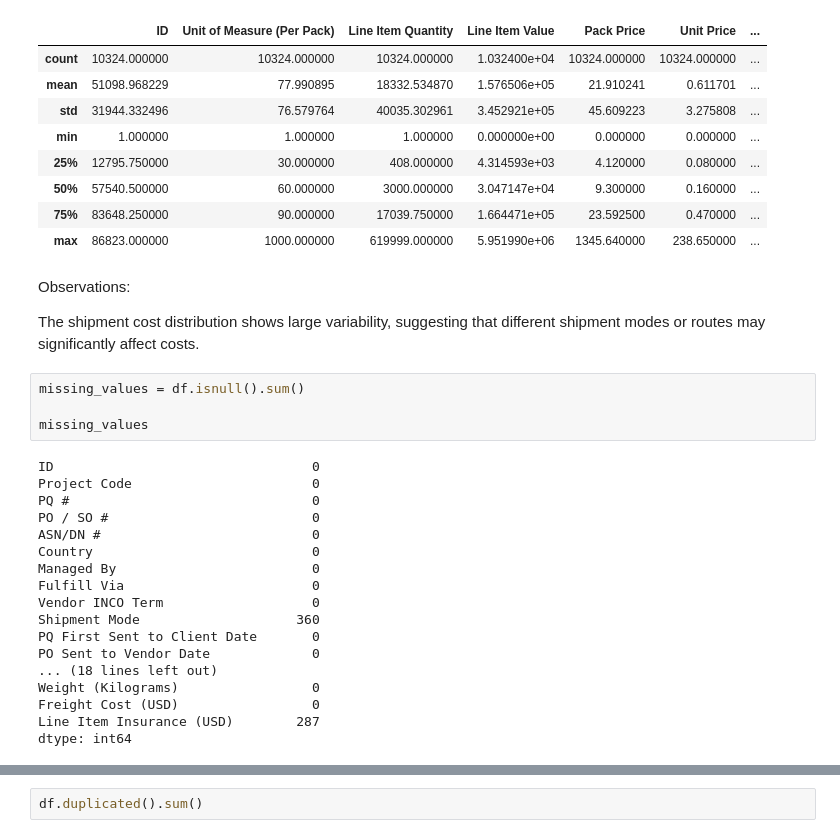
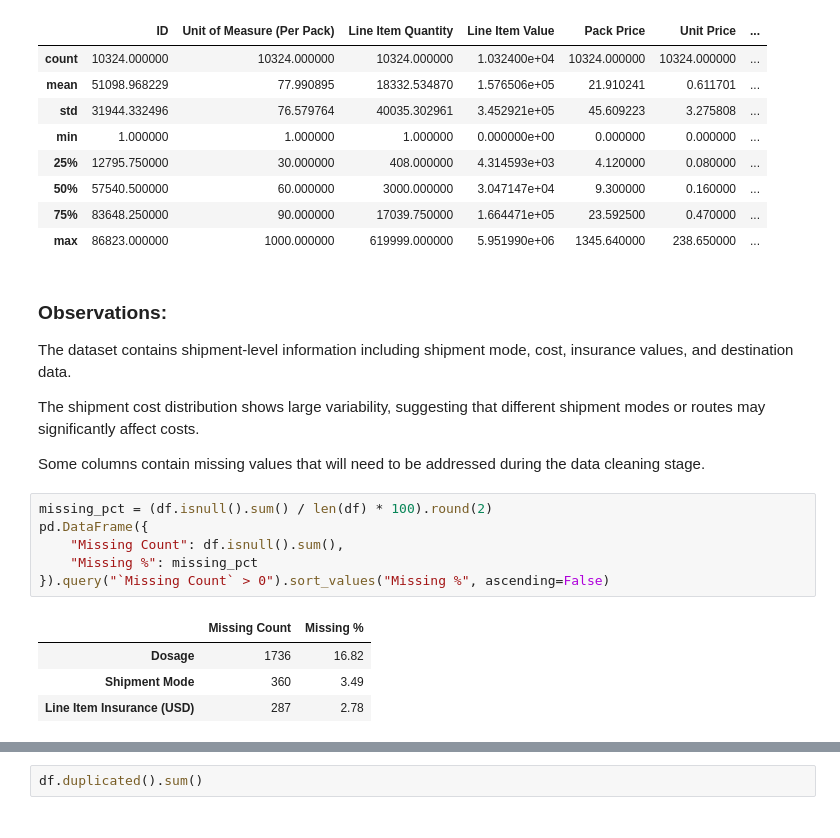
Before and after one commit to DanielTellezH/logistics-sql-analytics, a Jupyter notebook: notebooks/01_data_exploration.ipynb, the cells around one changed output, grey strips where cells are left out. Drawn from its saved outputs; the diff is of its cells as text.

```diff
--- a/notebooks/01_data_exploration.ipynb
+++ b/notebooks/01_data_exploration.ipynb
@@ -69,30 +61,25 @@ df.describe()
 | 75% | 83648.250000 | 90.000000 | 17039.750000 | 1.664471e+05 | 23.592500 | 0.470000 | ... |
 | max | 86823.000000 | 1000.000000 | 619999.000000 | 5.951990e+06 | 1345.640000 | 238.650000 | ... |
 # %% [markdown]
-Observations:
+### Observations:
+
+The dataset contains shipment-level information including shipment mode,
+cost, insurance values, and destination data.
 
 The shipment cost distribution shows large variability, suggesting that
 different shipment modes or routes may significantly affect costs.
+
+Some columns contain missing values that will need to be addressed during
+the data cleaning stage.
 # %%
-missing_values = df.isnull().sum()
-
-missing_values
+missing_pct = (df.isnull().sum() / len(df) * 100).round(2)
+pd.DataFrame({
+    "Missing Count": df.isnull().sum(),
+    "Missing %": missing_pct
+}).query("`Missing Count` > 0").sort_values("Missing %", ascending=False)
 # %% [output]
-ID                                 0
-Project Code                       0
-PQ #                               0
-PO / SO #                          0
-ASN/DN #                           0
-Country                            0
-Managed By                         0
-Fulfill Via                        0
-Vendor INCO Term                   0
-Shipment Mode                    360
-PQ First Sent to Client Date       0
-PO Sent to Vendor Date             0
-... (18 lines left out)
-Weight (Kilograms)                 0
-Freight Cost (USD)                 0
-Line Item Insurance (USD)        287
-dtype: int64
+|  | Missing Count | Missing % |
+| Dosage | 1736 | 16.82 |
+| Shipment Mode | 360 | 3.49 |
+| Line Item Insurance (USD) | 287 | 2.78 |
 # %% [markdown]
```
Also changed, not shown: parts of 8 cells of this notebook, 5 other files.
